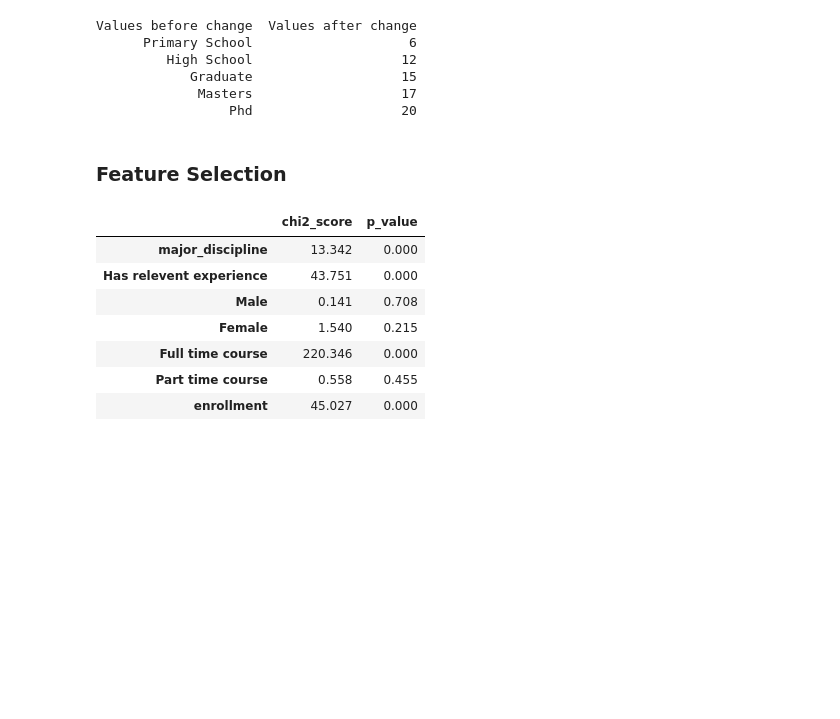
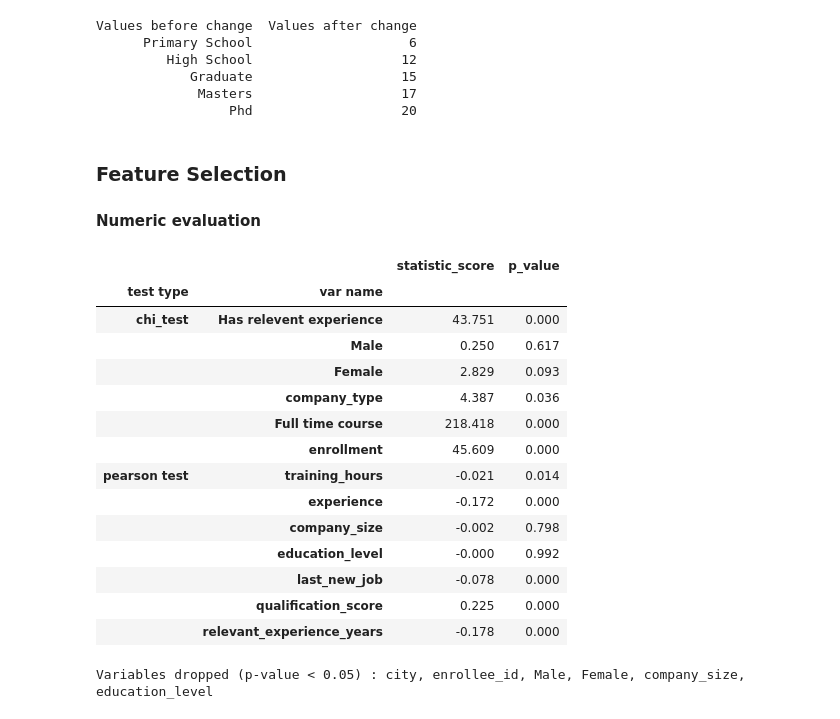
Before and after one commit to BarGanor/ml_project, a Jupyter notebook: project_part_1.ipynb, the cells around one changed output. Saved outputs shown, nothing was run; the diff lists cells and outputs as text; code cells hidden in the pictures; blank space fills up the shorter version.

Commit message:
part 1 final commit

```diff
--- a/project_part_1.ipynb
+++ b/project_part_1.ipynb
@@ -180,15 +191,25 @@ Values before change  Values after change
                  Phd                   20
 # %% [markdown]
 ### Feature Selection
+
+#### Numeric evaluation
-# %%
-categorical = ['major_discipline','Has relevent experience', 'Male', 'Female', 'Full time course', 'Part time course','enrollment']
-get_categorical_vars_corr(processed_data, categorical)
-# %% [output]
-|  | chi2_score | p_value |
-| major_discipline | 13.342 | 0.000 |
-| Has relevent experience | 43.751 | 0.000 |
-| Male | 0.141 | 0.708 |
-| Female | 1.540 | 0.215 |
-| Full time course | 220.346 | 0.000 |
-| Part time course | 0.558 | 0.455 |
-| enrollment | 45.027 | 0.000 |
+# %%
+correlation_df = get_correlation_df(processed_data)
+processed_data = drop_unimportant_vars(processed_data, correlation_df)
+# %% [output]
+|  |  | statistic_score | p_value |
+| test type | var name |  |  |
+| chi_test | Has relevent experience | 43.751 | 0.000 |
+|  | Male | 0.250 | 0.617 |
+|  | Female | 2.829 | 0.093 |
+|  | company_type | 4.387 | 0.036 |
+|  | Full time course | 218.418 | 0.000 |
+|  | enrollment | 45.609 | 0.000 |
+| pearson test | training_hours | -0.021 | 0.014 |
+|  | experience | -0.172 | 0.000 |
+|  | company_size | -0.002 | 0.798 |
+|  | education_level | -0.000 | 0.992 |
+|  | last_new_job | -0.078 | 0.000 |
+|  | qualification_score | 0.225 | 0.000 |
+|  | relevant_experience_years | -0.178 | 0.000 |
+Variables dropped (p-value < 0.05) : city, enrollee_id, Male, Female, company_size, education_level
```
Also changed, not shown: parts of 9 cells of this notebook, 4 other files.
